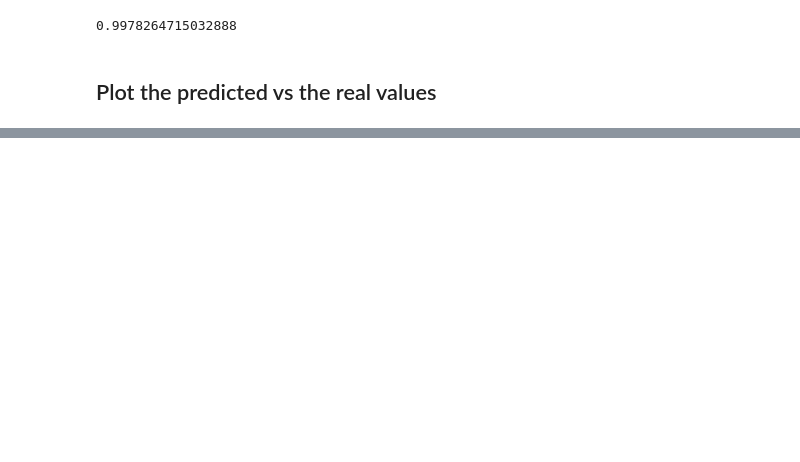
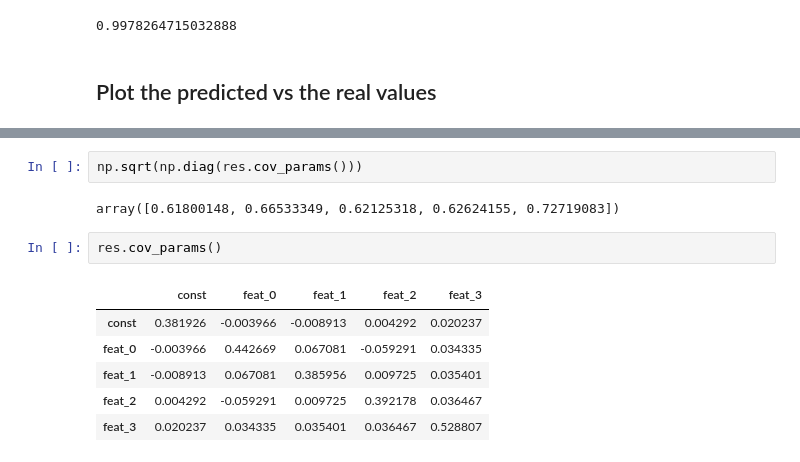
Before and after one commit to G-Licitra/hime, a Jupyter notebook: notebook/romeo_linear_regression.ipynb, the cells around one changed output, grey strips where cells are left out. Saved outputs shown, nothing was run; the diff lists cells and outputs as text; blank space fills up the shorter version.

```diff
--- a/notebook/romeo_linear_regression.ipynb
+++ b/notebook/romeo_linear_regression.ipynb
@@ -181,0 +266,13 @@ _ = plt.annotate(text = f"R-squared = {round(r_sq, 3)}",
+# %%
+np.sqrt(np.diag(res.cov_params()))
+# %% [output]
+array([0.61800148, 0.66533349, 0.62125318, 0.62624155, 0.72719083])
+# %%
+res.cov_params()
+# %% [output]
+|  | const | feat_0 | feat_1 | feat_2 | feat_3 |
+| const | 0.381926 | -0.003966 | -0.008913 | 0.004292 | 0.020237 |
+| feat_0 | -0.003966 | 0.442669 | 0.067081 | -0.059291 | 0.034335 |
+| feat_1 | -0.008913 | 0.067081 | 0.385956 | 0.009725 | 0.035401 |
+| feat_2 | 0.004292 | -0.059291 | 0.009725 | 0.392178 | 0.036467 |
+| feat_3 | 0.020237 | 0.034335 | 0.035401 | 0.036467 | 0.528807 |
```
Also changed, not shown: parts of 42 cells of this notebook, 2 other files.
